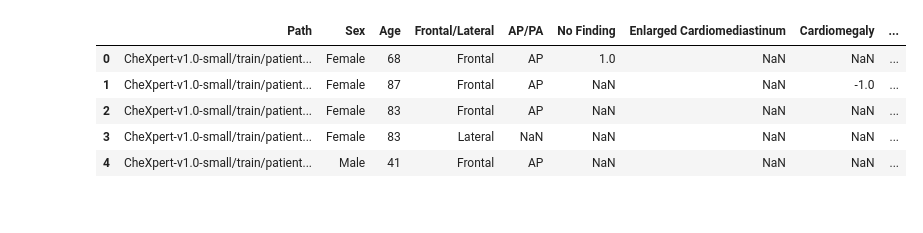
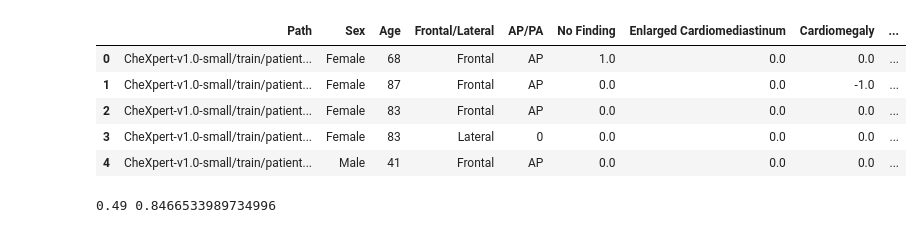
Before and after one commit to ignacioberdinas/cs-230-project, a Jupyter notebook: post_process.ipynb, the cells around one changed output. Drawn from its saved outputs; the diff is of its cells as text; code cells hidden in the pictures.

```diff
--- a/post_process.ipynb
+++ b/post_process.ipynb
@@ -25,15 +198,16 @@ def find_img(path):
 # %%
 import pandas as pd
 
 df = pd.read_csv(CHEXPERT_TRAIN)
+df = df.fillna(0)
 df.head()
 # %% [output]
 |  | Path | Sex | Age | Frontal/Lateral | AP/PA | No Finding | Enlarged Cardiomediastinum | Cardiomegaly | ... |
-| 0 | CheXpert-v1.0-small/train/patient... | Female | 68 | Frontal | AP | 1.0 | NaN | NaN | ... |
-| 1 | CheXpert-v1.0-small/train/patient... | Female | 87 | Frontal | AP | NaN | NaN | -1.0 | ... |
-| 2 | CheXpert-v1.0-small/train/patient... | Female | 83 | Frontal | AP | NaN | NaN | NaN | ... |
-| 3 | CheXpert-v1.0-small/train/patient... | Female | 83 | Lateral | NaN | NaN | NaN | NaN | ... |
-| 4 | CheXpert-v1.0-small/train/patient... | Male | 41 | Frontal | AP | NaN | NaN | NaN | ... |
+| 0 | CheXpert-v1.0-small/train/patient... | Female | 68 | Frontal | AP | 1.0 | 0.0 | 0.0 | ... |
+| 1 | CheXpert-v1.0-small/train/patient... | Female | 87 | Frontal | AP | 0.0 | 0.0 | -1.0 | ... |
+| 2 | CheXpert-v1.0-small/train/patient... | Female | 83 | Frontal | AP | 0.0 | 0.0 | 0.0 | ... |
+| 3 | CheXpert-v1.0-small/train/patient... | Female | 83 | Lateral | 0 | 0.0 | 0.0 | 0.0 | ... |
+| 4 | CheXpert-v1.0-small/train/patient... | Male | 41 | Frontal | AP | 0.0 | 0.0 | 0.0 | ... |
 # %%
 import pickle
 import cv2
@@ -92,2 +289,28 @@ ctr_amount_no,ctr_count_no,ctr_amount_un,ctr_count_un,ctr_amount,ctr_count
+# %%
+optimal_threshold = 0
+optimal_accuracy = 0
+
+for i in range(100):
+    threshold = i/100
+    c = 0
+    for example in p:
+        prediction = -1
+        #if example[2] == -1:
+        #    continue
+        if example[1] >= threshold:
+            prediction = 1
+        else:
+            prediction = 0
+        correct = prediction == example[2]
+        if correct:
+            c += 1
+
+    if c/(len(p)) > optimal_accuracy:
+        optimal_accuracy = c/(len(p))
+        optimal_threshold = threshold
+
+print(optimal_threshold, optimal_accuracy)
+# %% [output]
+0.49 0.8466533989734996
 # %%
 ctr_amount_no/ctr_count_no,ctr_amount_un/ctr_count_un,ctr_amount/ctr_count
```
Also changed, not shown: parts of 41 cells of this notebook, 14 other files.
